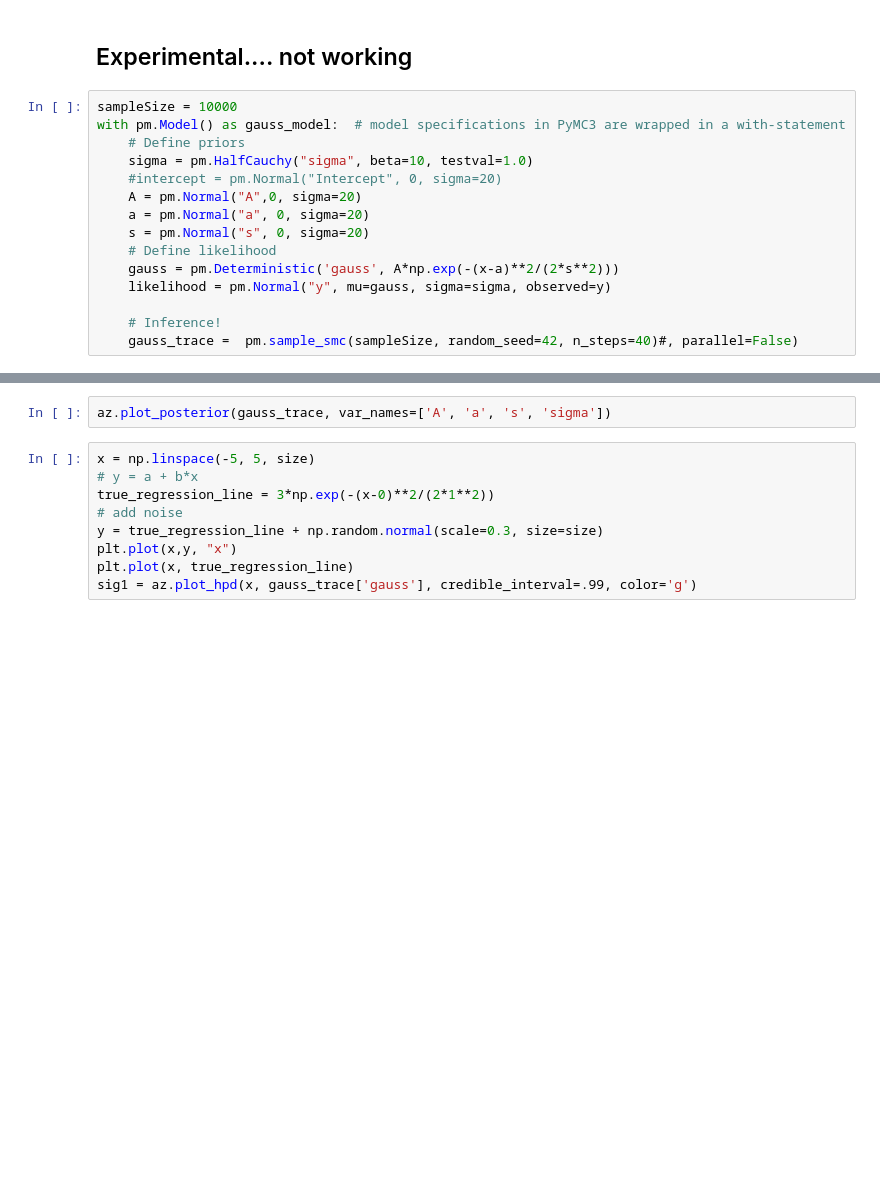
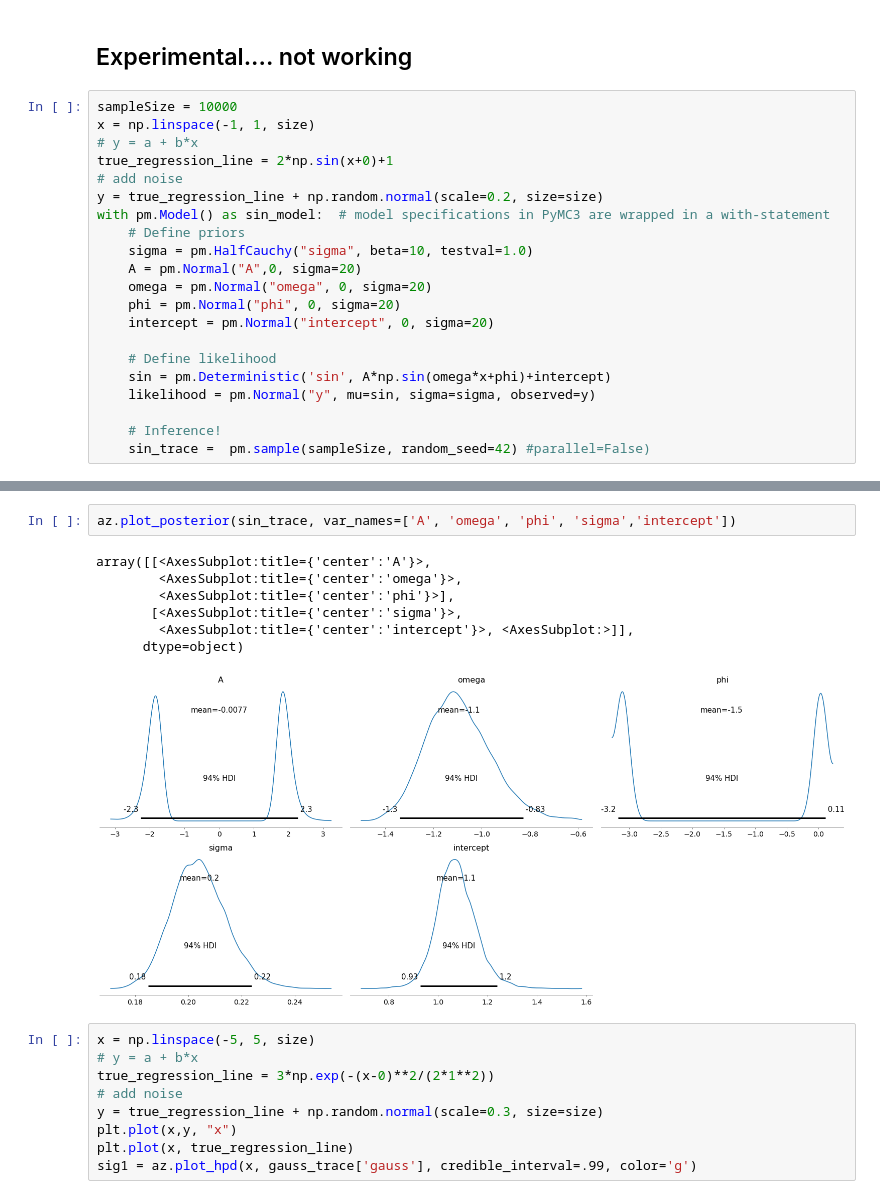
Before and after one commit to dschuechter/physics760_schuechter_krause, a Jupyter notebook: final_project/Code/Bayesian_model_selection_Testing.ipynb, the cells around one changed output, grey strips where cells are left out. Saved outputs shown, nothing was run; the diff lists cells and outputs as text; blank space fills up the shorter version.

```diff
--- a/final_project/Code/Bayesian_model_selection_Testing.ipynb
+++ b/final_project/Code/Bayesian_model_selection_Testing.ipynb
@@ -176,16 +207,22 @@ def bayes_complexity(datapoints,sigma):
 ## Experimental.... not working
 # %%
 sampleSize = 10000
-with pm.Model() as gauss_model:  # model specifications in PyMC3 are wrapped in a with-statement
+x = np.linspace(-1, 1, size)
+# y = a + b*x
+true_regression_line = 2*np.sin(x+0)+1
+# add noise
+y = true_regression_line + np.random.normal(scale=0.2, size=size)
+with pm.Model() as sin_model:  # model specifications in PyMC3 are wrapped in a with-statement
     # Define priors
     sigma = pm.HalfCauchy("sigma", beta=10, testval=1.0)
-    #intercept = pm.Normal("Intercept", 0, sigma=20)
     A = pm.Normal("A",0, sigma=20)
-    a = pm.Normal("a", 0, sigma=20)
-    s = pm.Normal("s", 0, sigma=20)
+    omega = pm.Normal("omega", 0, sigma=20)
+    phi = pm.Normal("phi", 0, sigma=20)
+    intercept = pm.Normal("intercept", 0, sigma=20)
+
     # Define likelihood
-    gauss = pm.Deterministic('gauss', A*np.exp(-(x-a)**2/(2*s**2)))
-    likelihood = pm.Normal("y", mu=gauss, sigma=sigma, observed=y)
+    sin = pm.Deterministic('sin', A*np.sin(omega*x+phi)+intercept)
+    likelihood = pm.Normal("y", mu=sin, sigma=sigma, observed=y)
 
     # Inference!
-    gauss_trace =  pm.sample_smc(sampleSize, random_seed=42, n_steps=40)#, parallel=False)
+    sin_trace =  pm.sample(sampleSize, random_seed=42) #parallel=False)
@@ -192,5 +241,13 @@ with pm.Model() as gauss_model:  # model specifications in PyMC3 are wrapped in
 # %%
-az.plot_posterior(gauss_trace, var_names=['A', 'a', 's', 'sigma'])
+az.plot_posterior(sin_trace, var_names=['A', 'omega', 'phi', 'sigma','intercept'])
+# %% [output]
+array([[<AxesSubplot:title={'center':'A'}>,
+        <AxesSubplot:title={'center':'omega'}>,
+        <AxesSubplot:title={'center':'phi'}>],
+       [<AxesSubplot:title={'center':'sigma'}>,
+        <AxesSubplot:title={'center':'intercept'}>, <AxesSubplot:>]],
+      dtype=object)
+[figure, added]
 # %%
 x = np.linspace(-5, 5, size)
 # y = a + b*x
```
Also changed, not shown: parts of 4 cells of this notebook.
